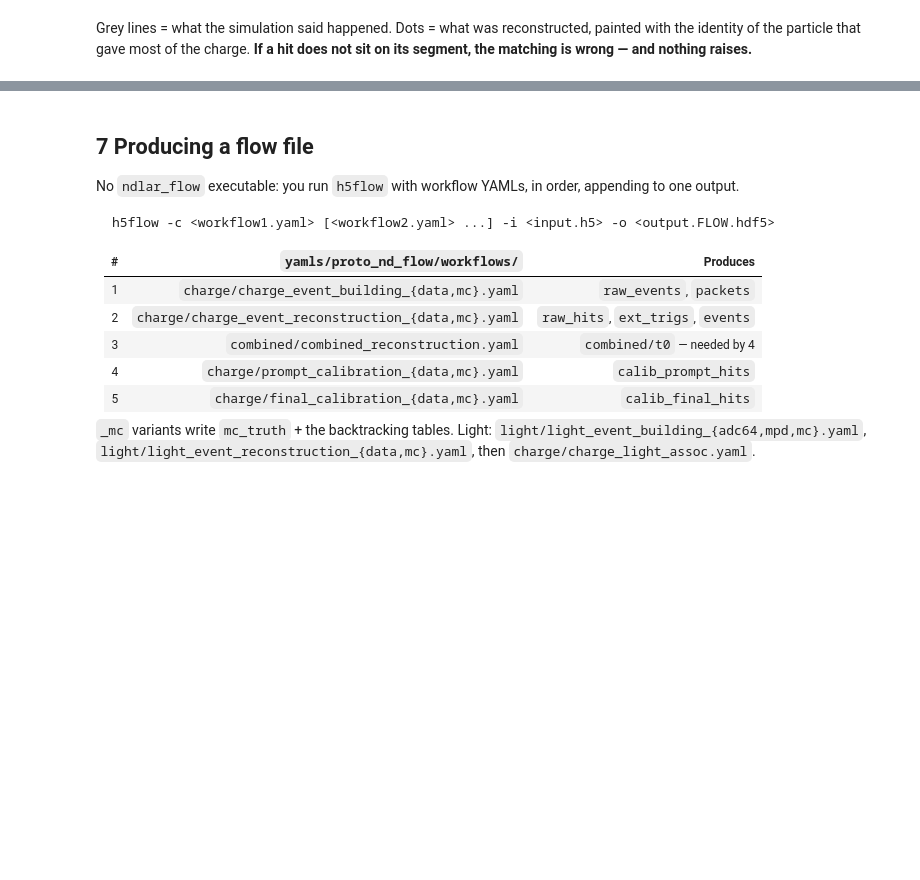
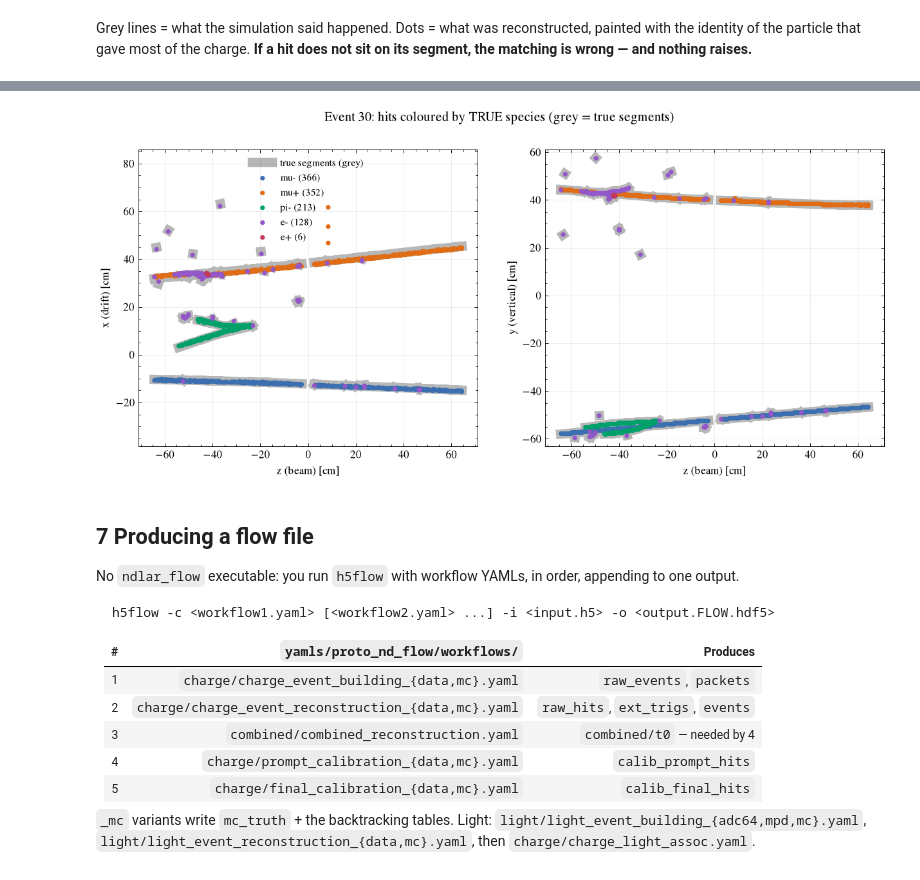
Before and after one commit to DUNE/ndlar_flow, a Jupyter notebook: docs/Workshop2026_Tutorial_v1.6.0_live.ipynb, the cells around one changed output, grey strips where cells are left out. Saved outputs shown, nothing was run; the diff lists cells and outputs as text; code cells hidden in the pictures; blank space fills up the shorter version.

Commit message:
combined truth plotting with prev cell

```diff
--- a/docs/Workshop2026_Tutorial_v1.6.0_live.ipynb
+++ b/docs/Workshop2026_Tutorial_v1.6.0_live.ipynb
@@ -790,3 +682,36 @@ if HAS_TRUTH and len(final_hits_ev):
+# %%
+if HAS_TRUTH and len(final_hits_ev):
+    nan_pad = np.full(len(truth_segments), np.nan)
+    fig, axes = plt.subplots(1, 2, figsize=(11.5, 4.6))
+    for ax, (vert, vlabel) in zip(axes, [("x", "x (drift) [cm]"), ("y", "y (vertical) [cm]")]):
+        first = vert == "x"
+
+        zs = np.column_stack([truth_segments["z_start"], truth_segments["z_end"], nan_pad]).ravel()
+        vs = np.column_stack([truth_segments[f"{vert}_start"], truth_segments[f"{vert}_end"], nan_pad]).ravel()
+        ax.plot(zs, vs, color="#333333", lw=8, alpha=0.35, zorder=1,
+                label="true segments (grey)" if first else None)
+
+        zc = final_hits_ev["z"]
+        vc = final_hits_ev[vert]
+        for code in ranked:
+            sel = pdg == code
+            lab = f"{pdg_name(code)} ({int(sel.sum())})" if first else None
+            ax.scatter(zc[sel], vc[sel], s=16, zorder=2, edgecolors="none",
+                       color=colour_of.get(code, NEUTRAL), label=lab)
+
+        um = ~matched
+        if um.any():
+            lab = f"unmatched ({int(um.sum())})" if first else None
+            ax.scatter(zc[um], vc[um], s=16, marker="x", zorder=2, color=NEUTRAL, label=lab)
+
+        ax.set_aspect("equal", adjustable="datalim")
+        ax.set(xlabel="z (beam) [cm]", ylabel=vlabel)
+
+    axes[0].legend(frameon=False, fontsize=8.5)
+    fig.suptitle(f"Event {i_evt}: hits coloured by TRUE species (grey = true segments)")
+    plt.show()
+# %% [output]
+[figure, added]
 # %% [markdown]
 ## 7 Producing a flow file
 
```
Also changed, not shown: parts of 5 cells of this notebook.
